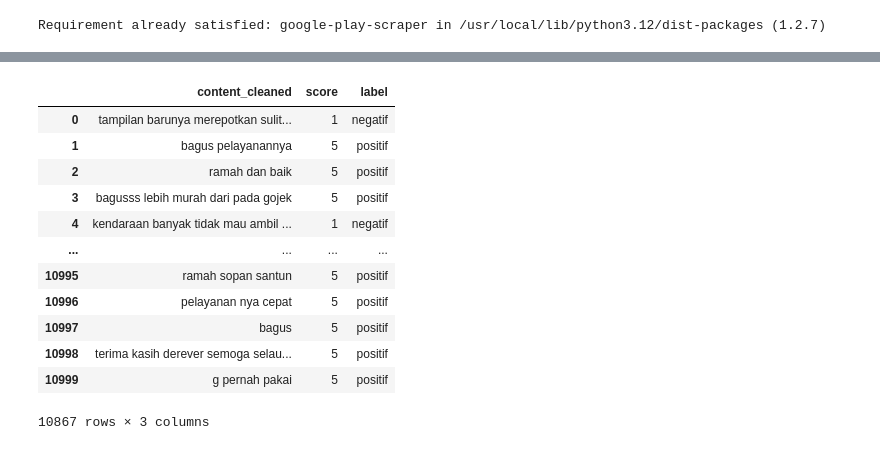
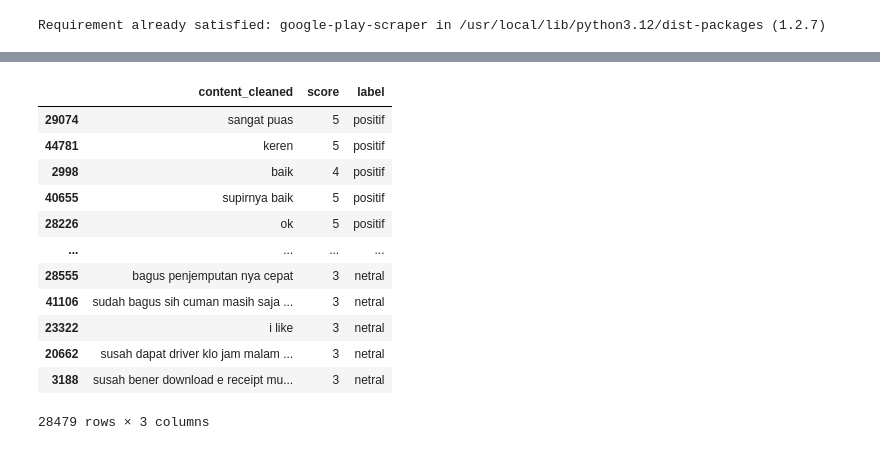
Before and after one commit to rezzz59/Sentimen-Analysis-Aplikasi-Grab, a Jupyter notebook: grab.ipynb, the cells around one changed output, grey strips where cells are left out. Cells and saved outputs as stored; diff of their text form; code cells hidden in the pictures.

```diff
--- a/grab.ipynb
+++ b/grab.ipynb
@@ -28,7 +28,7 @@ result, countinuation_token = reviews(
     lang = 'id',
     country = 'id',
     sort = Sort.NEWEST,
-    count= 11000,
+    count= 51000,
 )
 
 df = pd.DataFrame(result)
@@ -38,0 +78,10 @@ df.to_csv('grab_review_raw.csv', index = False)
+# %%
+def labeling(score):
+  if score > 3:
+    return "positif"
+  if score <= 2:
+    return 'negatif'
+  else:
+    return 'netral'
+
+df['label'] = df['score'].apply(labeling)
@@ -120,0 +103,9 @@ df
+# %%
+from sklearn.utils import resample
+target_samples = 8977
+
+df_pos_bal = df[df['label'] == 'positif'].sample(target_samples, random_state=42)
+df_neg_bal = df[df['label'] == 'negatif']
+df_neu_bal = resample(df[df['label'] == 'netral'], replace=True, n_samples=target_samples, random_state=42)
+
+df_final = pd.concat([df_pos_bal, df_neg_bal, df_neu_bal])
@@ -121,16 +137,16 @@ df
 # %%
-df[['content_cleaned', 'score', 'label']]
+df_final[['content_cleaned', 'score', 'label']]
 # %% [output]
 |  | content_cleaned | score | label |
-| 0 | tampilan barunya merepotkan sulit... | 1 | negatif |
-| 1 | bagus pelayanannya | 5 | positif |
-| 2 | ramah dan baik | 5 | positif |
-| 3 | bagusss lebih murah dari pada gojek | 5 | positif |
-| 4 | kendaraan banyak tidak mau ambil ... | 1 | negatif |
+| 29074 | sangat puas | 5 | positif |
+| 44781 | keren | 5 | positif |
+| 2998 | baik | 4 | positif |
+| 40655 | supirnya baik | 5 | positif |
+| 28226 | ok | 5 | positif |
 | ... | ... | ... | ... |
-| 10995 | ramah sopan santun | 5 | positif |
-| 10996 | pelayanan nya cepat | 5 | positif |
-| 10997 | bagus | 5 | positif |
-| 10998 | terima kasih derever semoga selau... | 5 | positif |
-| 10999 | g pernah pakai | 5 | positif |
+| 28555 | bagus penjemputan nya cepat | 3 | netral |
+| 41106 | sudah bagus sih cuman masih saja ... | 3 | netral |
+| 23322 | i like | 3 | netral |
+| 20662 | susah dapat driver klo jam malam ... | 3 | netral |
+| 3188 | susah bener download e receipt mu... | 3 | netral |
-10867 rows × 3 columns
+28479 rows × 3 columns
```
Also changed, not shown: parts of 16 cells of this notebook.
